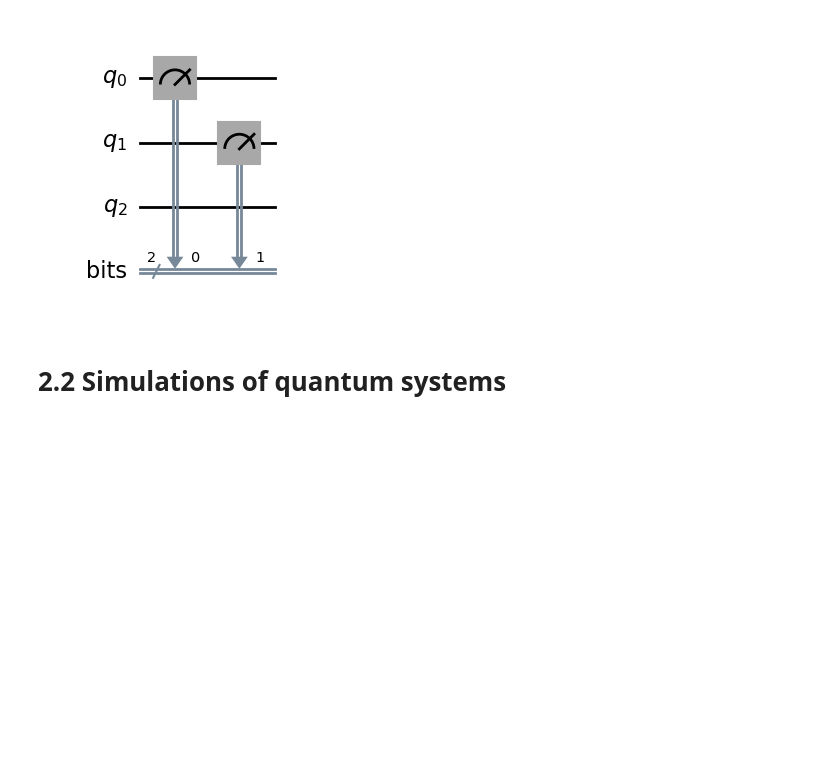
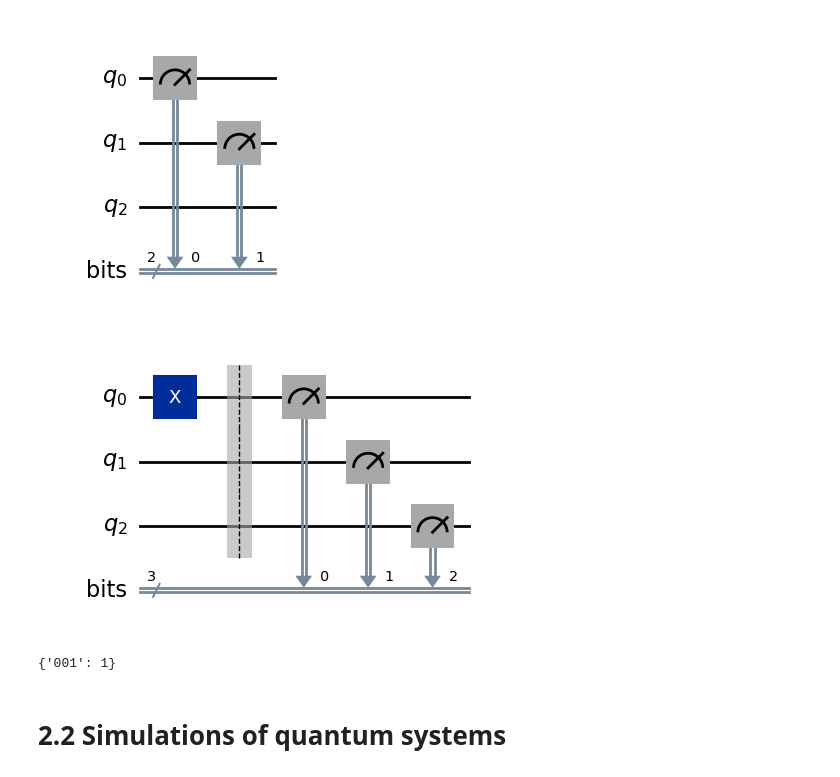
Before and after one commit to bin-wu-phys/QuantumSimulation, a Jupyter notebook: 01.circuits and time evolution.1.x.ipynb, the cells around one changed output. Drawn from its saved outputs; the diff is of its cells as text; code cells hidden in the pictures; blank space fills up the shorter version.

```diff
--- a/01.circuits and time evolution.1.x.ipynb
+++ b/01.circuits and time evolution.1.x.ipynb
@@ -309,3 +457,13 @@ me
 [figure]
 # %%
 me.savefig('measure.pdf')
+# %%
+qbit, cbit = QuantumRegister(3, 'q'), ClassicalRegister(3, 'bits')
+qc = QuantumCircuit(qbit, cbit)
+qc.x(0)
+qc.barrier()
+qc.measure(qbit[:len(cbit)], cbit)
+me = qc.draw('mpl')
+me
+# %% [output]
+[figure, added]
@@ -312,3 +473,11 @@ me.savefig('measure.pdf')
+# %%
+simulator = BasicSimulator()
+sampler = StatevectorSampler()
+
+probs = simulator.run(qc, shots=1).result()
+print(probs.get_counts())
+# %% [output]
+{'001': 1}
 # %% [markdown]
 # 2.2 Simulations of quantum systems
 # %% [markdown]
```
Also changed, not shown: parts of 32 cells of this notebook.
